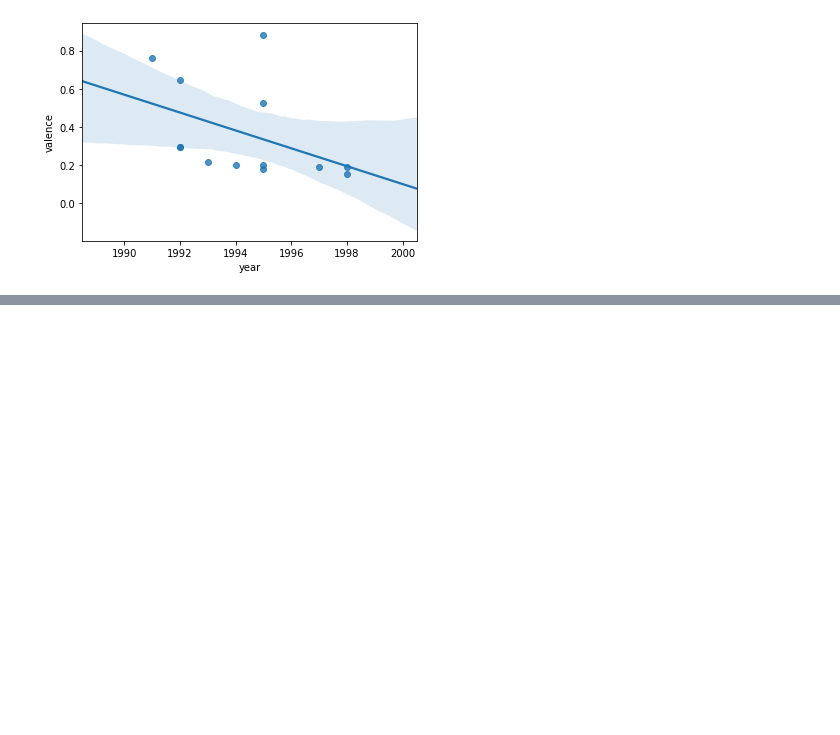
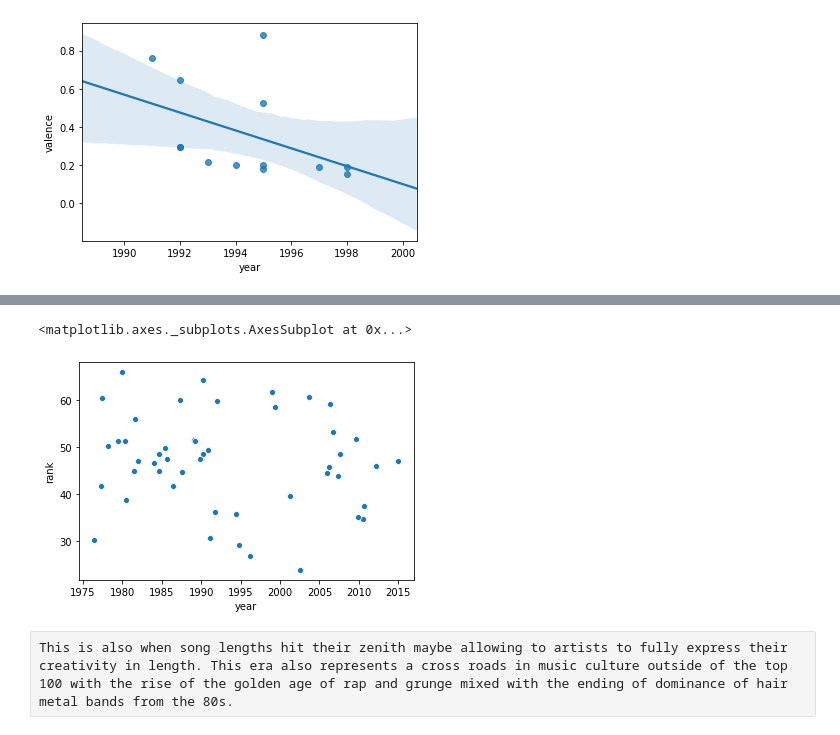
Before and after one commit to noahgriff99/320-Final-Project, a Jupyter notebook: BillboardNSpotify.ipynb, the cells around one changed output, grey strips where cells are left out. Saved outputs shown, nothing was run; the diff lists cells and outputs as text; code cells hidden in the pictures; blank space fills up the shorter version.

Commit message:
added dominance

```diff
--- a/BillboardNSpotify.ipynb
+++ b/BillboardNSpotify.ipynb
@@ -696,0 +694,7 @@ sns.regplot(art['year'],art['valence'])
+# %%
+sns.scatterplot(byArtist['year'],byArtist['rank'])
+# %% [output]
+<matplotlib.axes._subplots.AxesSubplot at 0x...>
+[figure, added]
+# %% [raw]
+This is also when song lengths hit their zenith maybe allowing to artists to fully express their creativity in length. This era also represents a cross roads in music culture outside of the top 100 with the rise of the golden age of rap and grunge mixed with the ending of dominance of hair metal bands from the 80s.
```
Also changed, not shown: parts of 9 cells of this notebook.
